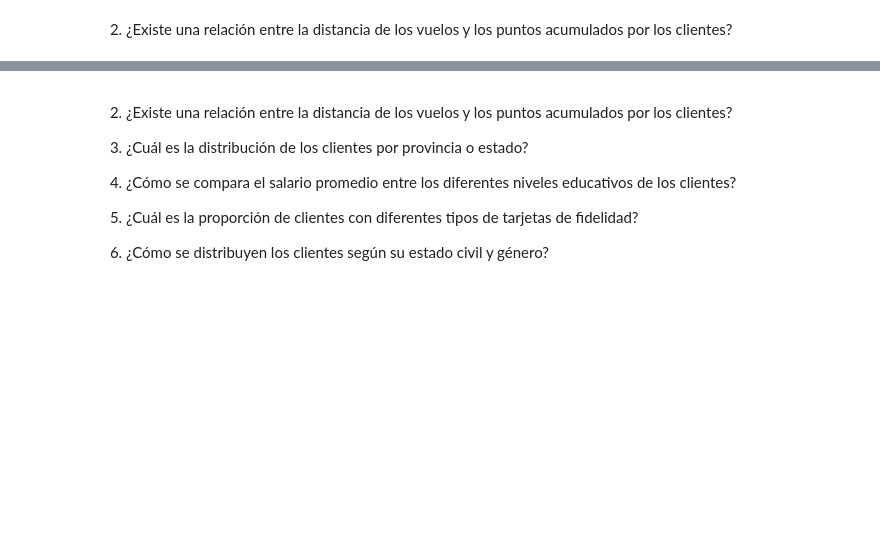
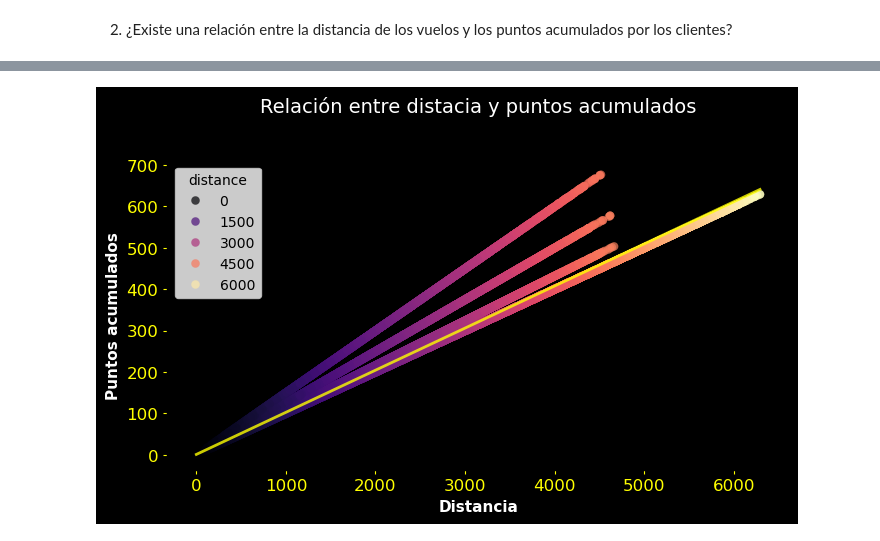
Before and after one commit to Adalab/bda-modulo-3-evaluacion-final-AndreaGonzalezG, a Jupyter notebook: Examen_mod_3_Fase2.ipynb, the cells around one changed output, grey strips where cells are left out. Saved outputs shown, nothing was run; the diff lists cells and outputs as text; code cells hidden in the pictures; blank space fills up the shorter version.

```diff
--- a/Examen_mod_3_Fase2.ipynb
+++ b/Examen_mod_3_Fase2.ipynb
@@ -92,12 +70,52 @@ findfont: Font family 'Calibri' not found.
-# %% [markdown]
-2. ¿Existe una relación entre la distancia de los vuelos y los puntos acumulados por
-los clientes?
-
-3. ¿Cuál es la distribución de los clientes por provincia o estado?
-
-4. ¿Cómo se compara el salario promedio entre los diferentes niveles educativos de
-los clientes?
-
-5. ¿Cuál es la proporción de clientes con diferentes tipos de tarjetas de fidelidad?
-
-6. ¿Cómo se distribuyen los clientes según su estado civil y género?
+# %%
+
+# Crear la figura y los ejes con un tamaño más grande para presentaciones
+fig, ax = plt.subplots(figsize=(8, 4))
+fig.patch.set_facecolor('black')  # Cambiar el fondo de toda la figura a negro
+ax.set_facecolor('black')
+
+scatter = sns.scatterplot(
+    x="distance",
+    y="points_accumulated",
+    hue="distance",
+    palette="magma",
+    alpha=0.7,
+    edgecolor=None,  # Eliminar borde para mejorar el rendimiento
+    linewidth=0.1,
+    data=df_cust,
+    ax=ax,
+)
+
+sns.regplot(
+    x='distance',
+    y='points_accumulated',
+    scatter=False,
+    color='yellow',
+    line_kws={"linewidth": 2, 'alpha': 0.8},
+    data=df_cust,  # Usar muestra para la regresión también
+    ax=ax
+)
+
+
+# Ajustar las etiquetas de los ejes con Calibri, tamaño 13, negrita y color negro
+ax.set_xlabel("Distancia", fontsize=11, color='white', weight='bold')
+ax.set_ylabel("Puntos acumulados", fontsize=11, color='white', weight='bold')
+
+# Cambiar el fondo de los ejes para hacerlo negro
+
+ax.spines['top'].set_visible(False)     # Ocultar línea superior
+ax.spines['right'].set_visible(False)   # Ocultar línea derecha
+ax.spines['left'].set_linewidth(2.5)    # Hacer la línea del eje Y más gruesa
+ax.spines['bottom'].set_linewidth(2.5)  # Hacer la línea del eje X más gruesa
+ax.spines['left'].set_color('black')   # Cambiar el color de la línea del eje Y a amarillo
+ax.spines['bottom'].set_color('black') # Cambiar el color de la línea del eje X a amarillo
+
+# Cambiar el color de los números de los ejes a amarillo
+ax.tick_params(axis='x', colors='yellow', labelsize=12)  # Cambiar el color y tamaño de los números del eje X a amarillo
+ax.tick_params(axis='y', colors='yellow', labelsize=12)  # Cambiar el color y tamaño de los números del eje Y a amarillo
+'fuchsia'
+
+# Título para la gráfica
+plt.title('Relación entre distacia y puntos acumulados', fontsize=14, color='white', pad=35);
+# %% [output]
+[figure, added]
```
Also changed, not shown: parts of 26 cells of this notebook.
